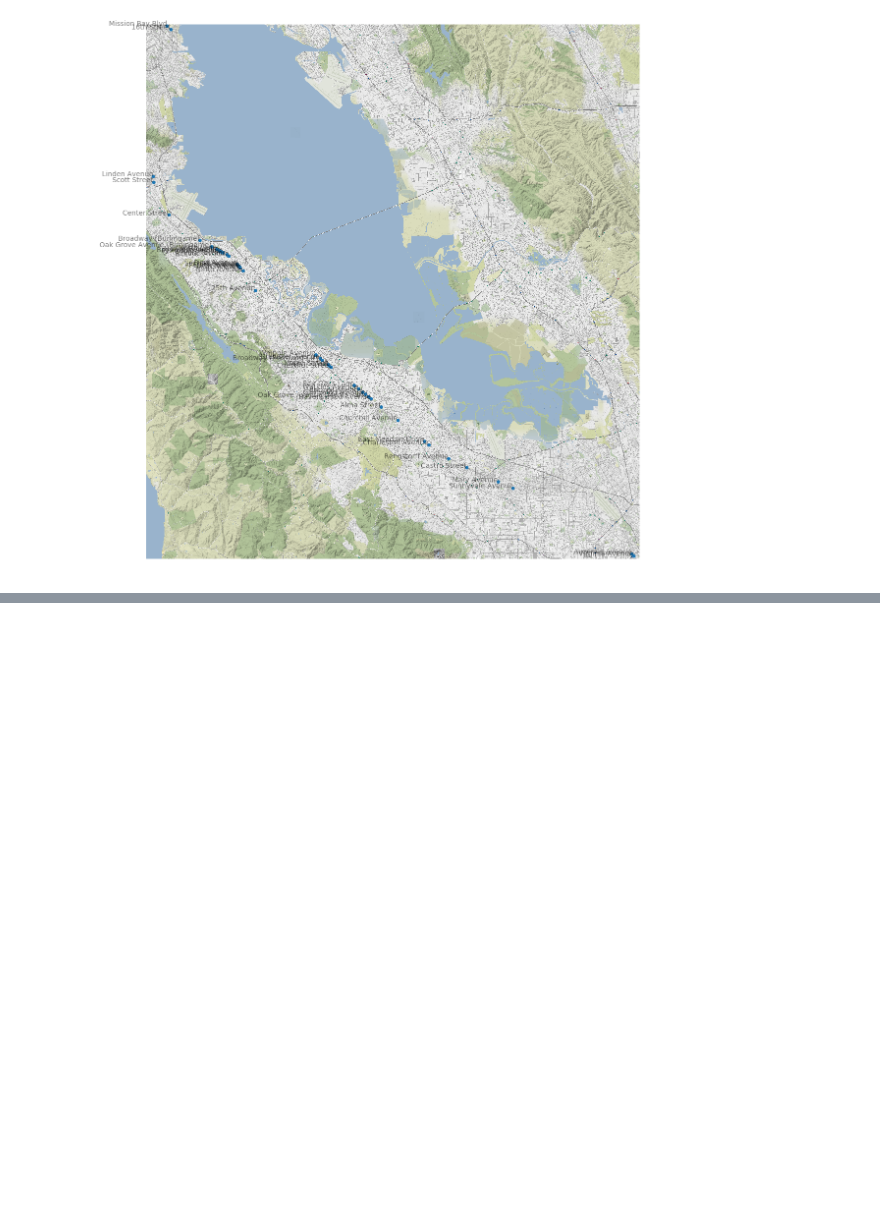
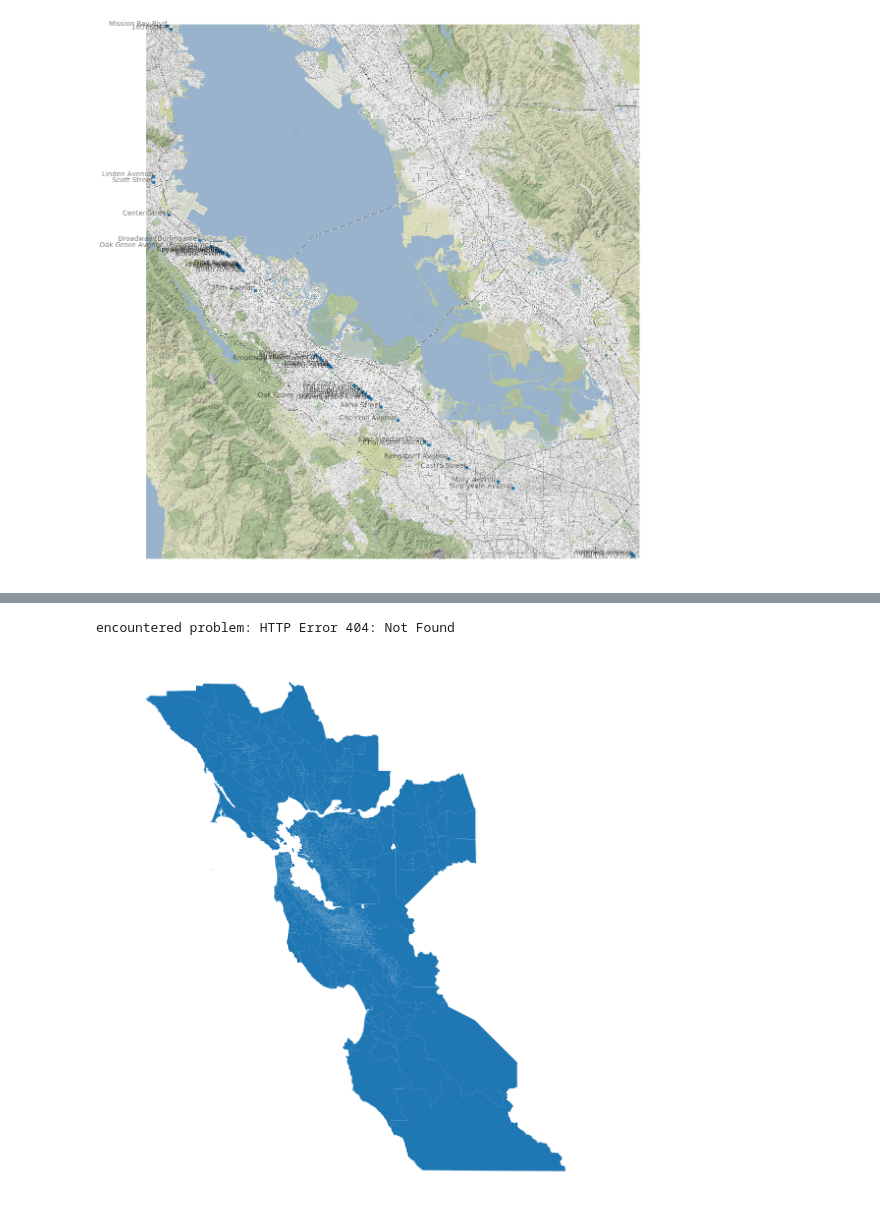
Before and after one commit to sfbrigade/calviz, a Jupyter notebook: that_mpk_file/Caltrain_GIS_visualization.ipynb, the cells around one changed output, grey strips where cells are left out. Drawn from its saved outputs; the diff is of its cells as text; code cells hidden in the pictures; blank space fills up the shorter version.

```diff
--- a/that_mpk_file/Caltrain_GIS_visualization.ipynb
+++ b/that_mpk_file/Caltrain_GIS_visualization.ipynb
@@ -50,3 +50,5 @@ ax = map_points(ax, geodf, 'FolderPath', 15)
 plt.show()
 # %% [output]
 [figure]
+# %%
+geodf2 = geopandas.read_file("Caltrain_GIS/commondata/qaqc")
@@ -52,0 +78,7 @@ plt.show()
+# %%
+fig, ax = plt.subplots(1, figsize=(20, 20))
+ax = map_points(ax, geodf2, zoom = 15)
+plt.show()
+# %% [output]
+encountered problem: HTTP Error 404: Not Found
+[figure, added]
```
Also changed, not shown: parts of 6 cells of this notebook.
